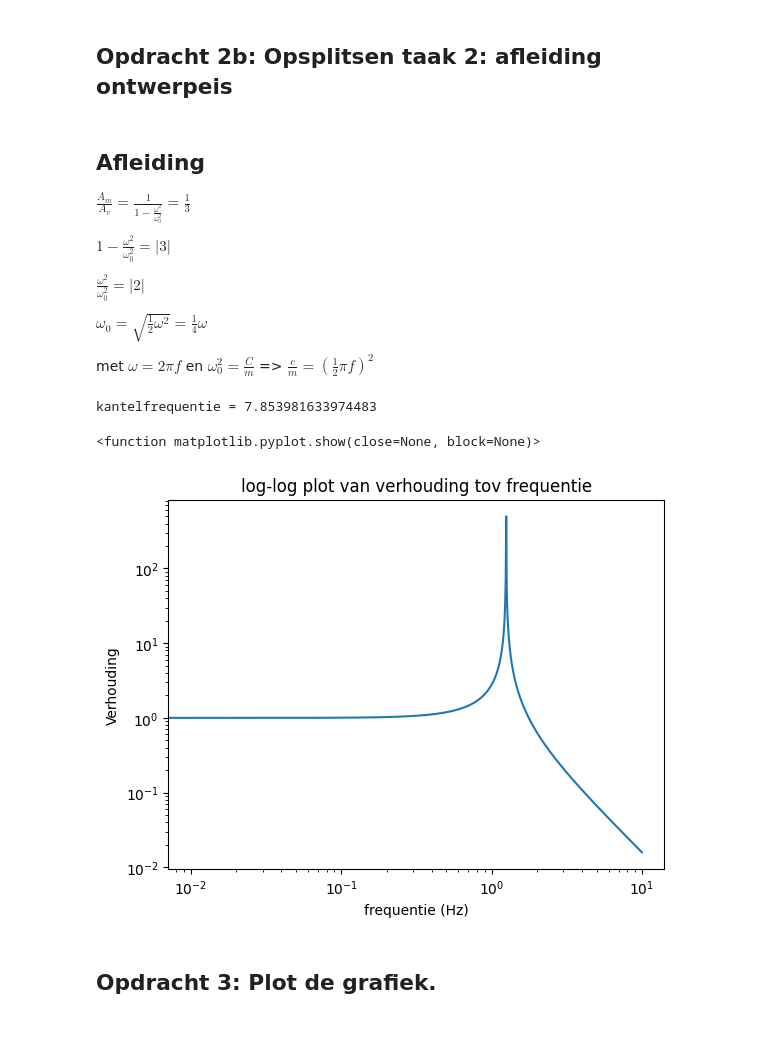
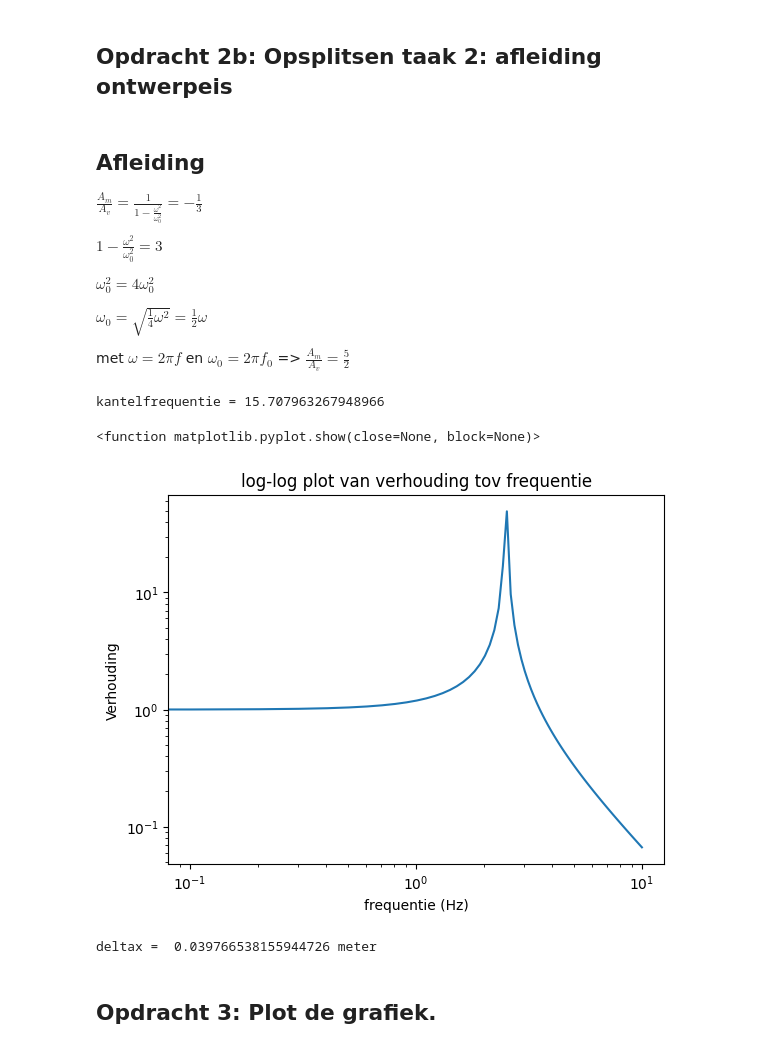
Before and after one commit to OLvanVelze/opdrachten-DEF-D-OVV, a Jupyter notebook: FysiekeOntwerpopdrachten/5MaakEenOpstellingTrillingsvrij/Ontwerpopdracht5MaakEenOpstellingTrillingsvrijInvulTemplate.ipynb, the cells around one changed output. Cells and saved outputs as stored; diff of their text form; code cells hidden in the pictures.

Commit message:
opdracht 4 klaar

```diff
--- a/FysiekeOntwerpopdrachten/5MaakEenOpstellingTrillingsvrij/Ontwerpopdracht5MaakEenOpstellingTrillingsvrijInvulTemplate.ipynb
+++ b/FysiekeOntwerpopdrachten/5MaakEenOpstellingTrillingsvrij/Ontwerpopdracht5MaakEenOpstellingTrillingsvrijInvulTemplate.ipynb
@@ -49,42 +49,48 @@ Vul onderstaande tabel in:
 # %% [markdown]
 ## Afleiding
 
-$ \frac{A_m}{A_v} = \frac{1}{1-\frac{\omega^2}{\omega_0^2}} = \frac{1}{3}$
+$ \frac{A_m}{A_v} = \frac{1}{1-\frac{\omega^2}{\omega_0^2}} = -\frac{1}{3}$
 
-$ 1 - \frac{\omega^2}{\omega_0^2} = |3| $
+$ 1 - \frac{\omega^2}{\omega_0^2} = 3 $
 
-$ \frac{\omega^2}{\omega_0^2} = |2| $
+$ {\omega_0^2} = 4 \omega_0^2 $
 
-$ \omega_0 = \sqrt{\frac{1}{2}\omega^2} = \frac{1}{4}\omega $
+$ \omega_0 = \sqrt{\frac{1}{4}\omega^2} = \frac{1}{2}\omega $
 
-met $ \omega = 2 \pi f $ en $ \omega_0^2 = \frac{C}{m} $ => $ \frac{c}{m} = (\frac{1}{2} \pi f)^2 $
+met $ \omega = 2 \pi f $ en $ \omega_0 = 2 \pi f_0 $ => $ \frac{A_m}{A_v} = \frac{5}{2} $
 # %%
-f0 = 5 #hz
-omega0 = (0.5 * np.pi * f0)
+f0 = 5/2 #hz
+omega0 = (2 * np.pi * f0)
 print("kantelfrequentie =", omega0)
 # %% [output]
-kantelfrequentie = 7.853981633974483
+kantelfrequentie = 15.707963267948966
 # %%
 def verhoudingsfunctie(f, omega0):
     return np.abs(1 / (1 - ((2*np.pi*f)**2) / (omega0**2)))
 
-frequentie_voor_x = np.linspace(0,10,1000)
+frequentie_voor_x = np.linspace(0,10,100)
 
 resultaat = verhoudingsfunctie(frequentie_voor_x, omega0)
 
 plt.figure
 plt.plot(frequentie_voor_x, resultaat)
 plt.title("log-log plot van verhouding tov frequentie")
 plt.xscale('log')
 plt.xlabel("frequentie (Hz)")
 plt.yscale('log')
 plt.ylabel("Verhouding")
 plt.show
 # %% [output]
 <function matplotlib.pyplot.show(close=None, block=None)>
-[figure, old version]
+[figure, new version]
 # %%
-# Bereken hier de minimale Delta-x waarbij je aan de eis van de opdracht voldoet.
+g = 9.812
+
+dx = g / omega0**2
+
+print("deltax = ", dx, "meter")
+# %% [output]
+deltax =  0.039766538155944726 meter
 # %% [markdown]
 ## Opdracht 3: Plot de grafiek.
 # %%
```
Also changed, not shown: parts of 2 cells of this notebook, 1 other file.
